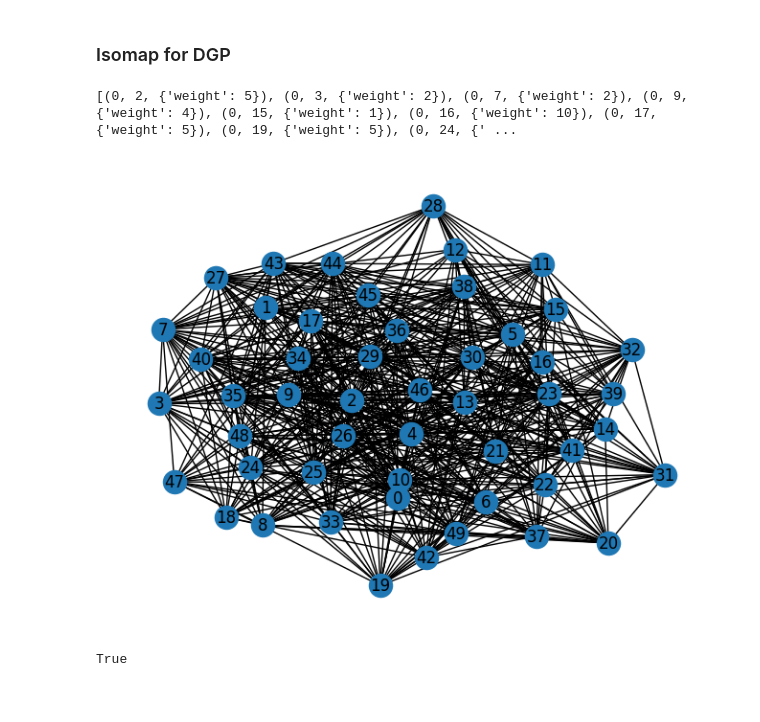
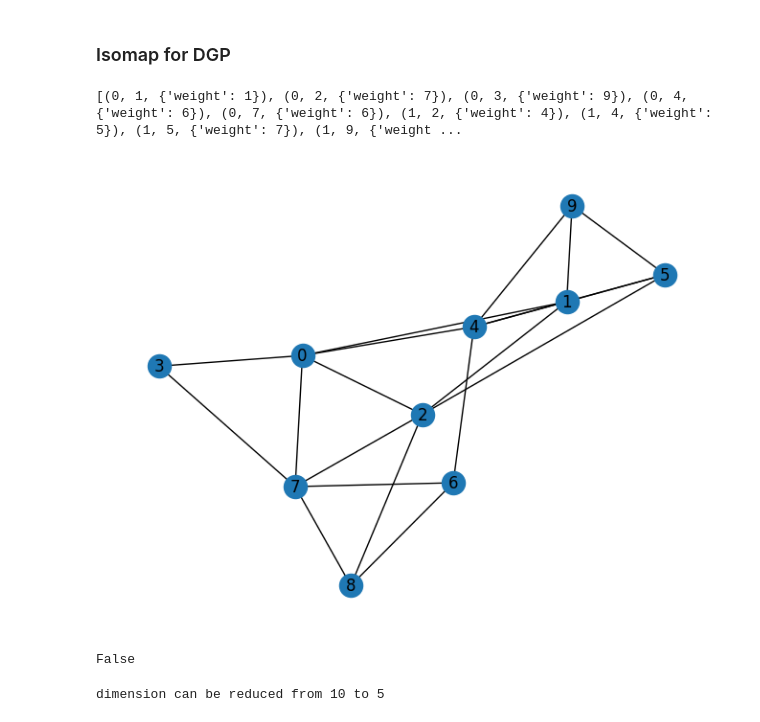
Before and after one commit to ffp5/Isomap_implementations, a Jupyter notebook: Isomap.ipynb, the cells around one changed output. Drawn from its saved outputs; the diff is of its cells as text; code cells hidden in the pictures.

```diff
--- a/Isomap.ipynb
+++ b/Isomap.ipynb
@@ -19,22 +26,22 @@ Licensed to Bundle #6415.6806 expiring 20240515: INF580 Large-scale optimization
 # %%
 import networkx as nx
 import random
 import matplotlib.pyplot as plt
 
 def biconnected_graph(n):
-   G = nx.gnp_random_graph(n, 0.5, directed=False)
-   while(not nx.is_biconnected(G)):
-         G = nx.gnp_random_graph(n, 0.5, directed=False)
-   for (u, v) in G.edges():
-       G[u][v]['weight'] = random.randint(1, 10)
-   return G
+   X = nx.gnp_random_graph(n, 0.5, directed=False)
+   while(not nx.is_biconnected(X)):
+         X = nx.gnp_random_graph(n, 0.5, directed=False)
+   for (u, v) in X.edges():
+       X[u][v]['weight'] = random.randint(1, 10)
+   return X
 
-G = biconnected_graph(10)
-print(G.edges(data=True))
-nx.draw(G, with_labels=True)
+X = biconnected_graph(10)
+print(X.edges(data=True))
+nx.draw(X, with_labels=True)
 # %% [output]
-[(0, 2, {'weight': 5}), (0, 3, {'weight': 2}), (0, 7, {'weight': 2}), (0, 9, {'weight': 4}), (0, 15, {'weight': 1}), (0, 16, {'weight': 10}), (0, 17, {'weight': 5}), (0, 19, {'weight': 5}), (0, 24, {' ...
+[(0, 1, {'weight': 1}), (0, 2, {'weight': 7}), (0, 3, {'weight': 9}), (0, 4, {'weight': 6}), (0, 7, {'weight': 6}), (1, 2, {'weight': 4}), (1, 4, {'weight': 5}), (1, 5, {'weight': 7}), (1, 9, {'weight ...
-[figure, old version]
+[figure, new version]
 # %%
 
 with open('biconnected_graph.dat', 'w') as f:
@@ -61,6 +68,6 @@ def floyd_warshall(G):
                     return False
     return True
 
-print(floyd_warshall(G))
+print(floyd_warshall(X))
 # %% [output]
-True
+False
@@ -66,0 +140,16 @@ True
+# %%
+# make distance matrix
+#D = distanceMatrix(X) # Euclidean distance
+
+D= nx.to_numpy_array(X)
+ # if using UIE, realization = DM
+# derive Gram matrix
+
+G = dist2Gram(D)
+
+x = MDS(G)
+n = x.shape[0]
+K = x.shape[1]
+print("dimension can be reduced from", n, "to", K)
+# %% [output]
+dimension can be reduced from 10 to 5
```
Also changed, not shown: parts of 4 cells of this notebook, 1 other file.
